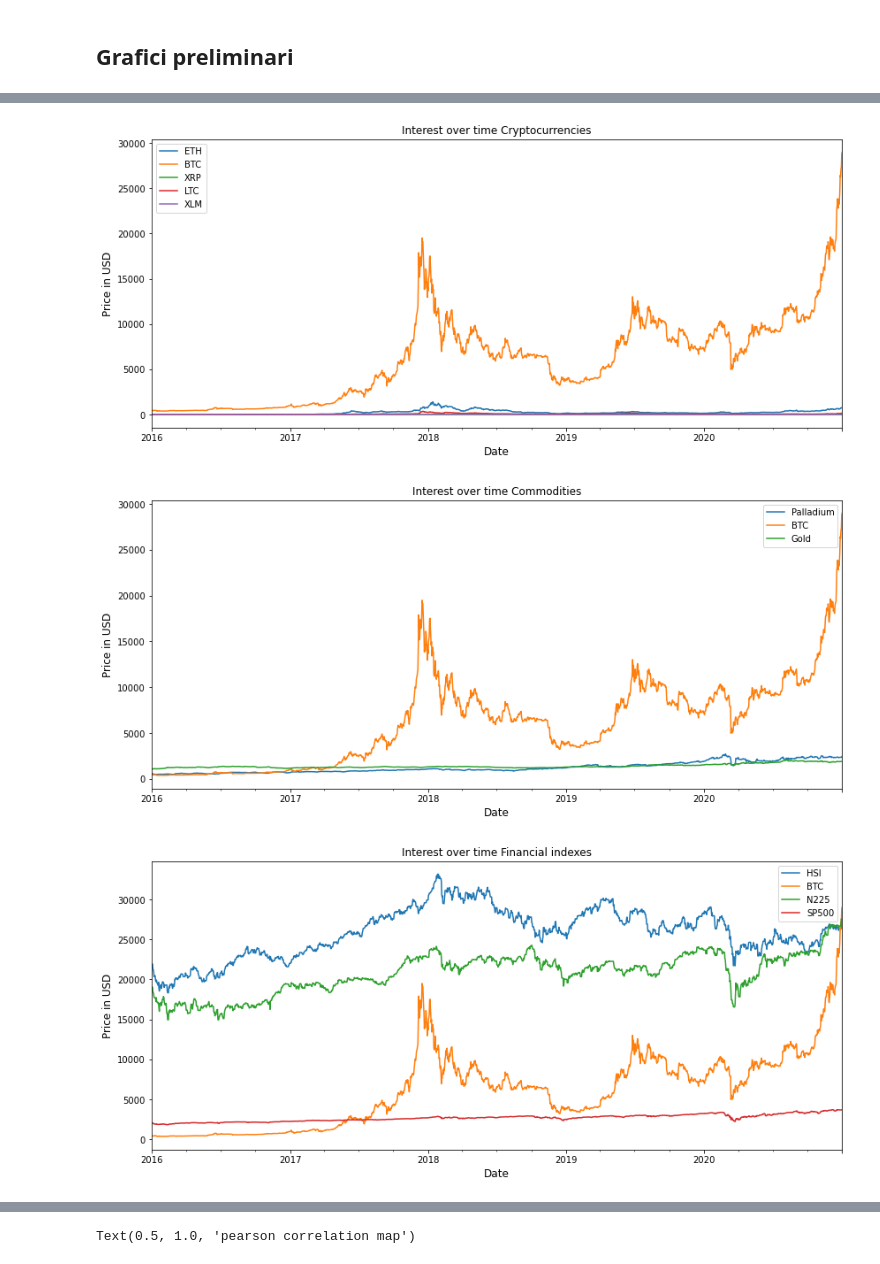
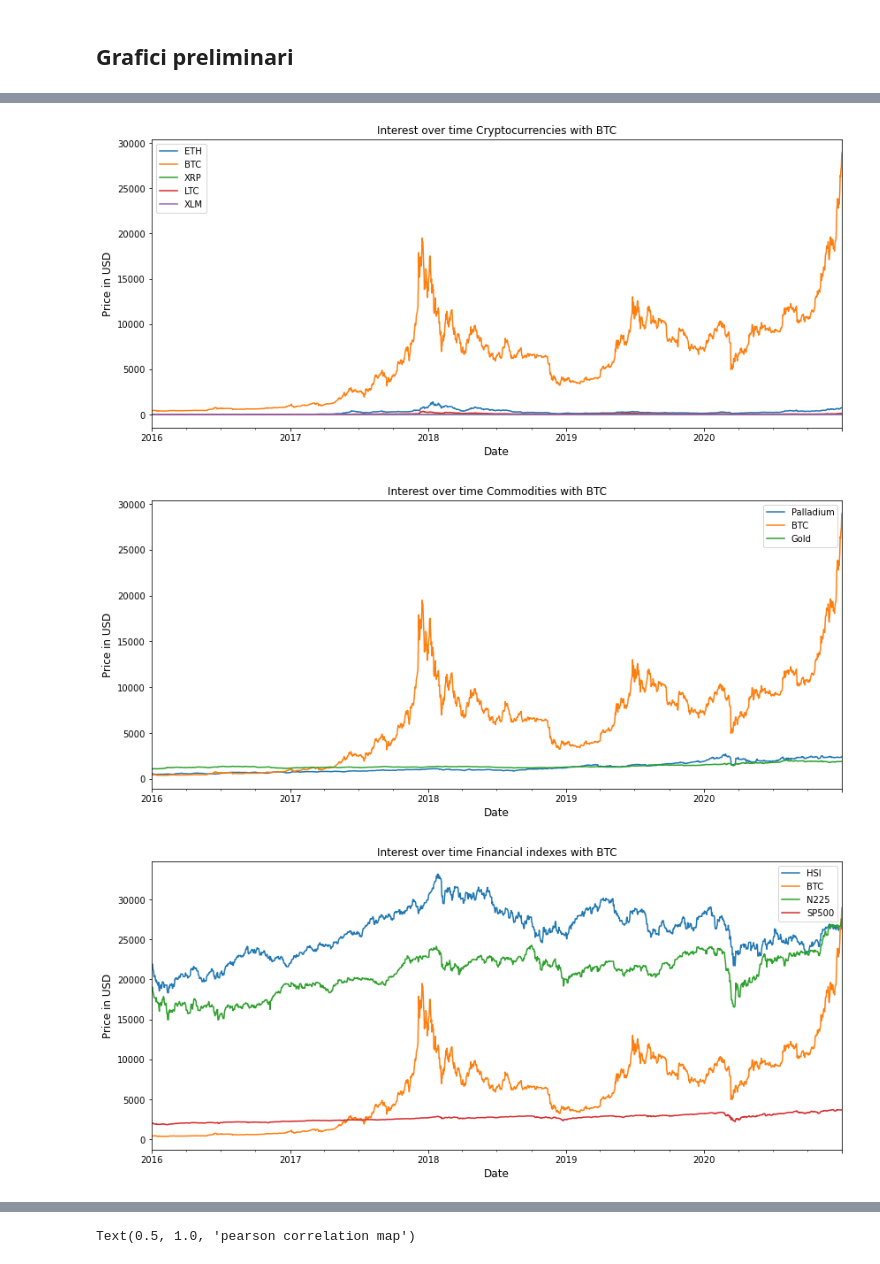
Before and after one commit to billmono95/TESI-LAUREA-MAGISTRALE, a Jupyter notebook: ExploratoryAnalysis.ipynb, the cells around one changed output, grey strips where cells are left out. Cells and saved outputs as stored; diff of their text form; code cells hidden in the pictures.

```diff
--- a/ExploratoryAnalysis.ipynb
+++ b/ExploratoryAnalysis.ipynb
@@ -147,14 +130,14 @@ df_stock_data = newdf[['NVIDIA','BTC','AMD']]
 # %%
 list1 = [df_cryptocurrencies,df_commodities,df_financial_indexes,df_stock_data]
 list_name = ['Cryptocurrencies', 'Commodities', 'Financial indexes', 'Stock data']
 for i in range(len(list1)):
 
     list1[i].plot(figsize=(14,6))
 #df_commodities.plot(figsize=(14,6))
     plt.xlabel('Date', fontsize=12)
     plt.ylabel('Price in USD', fontsize=12)
-    plt.title('Interest over time '+ list_name[i]);
+    plt.title('Interest over time '+ list_name[i] + ' with BTC');
 # %% [output]
-[figure, old version]
+[figure, new version]
-[figure, old version]
+[figure, new version]
-[figure, old version]
+[figure, new version]
```
Also changed, not shown: parts of 34 cells of this notebook.
